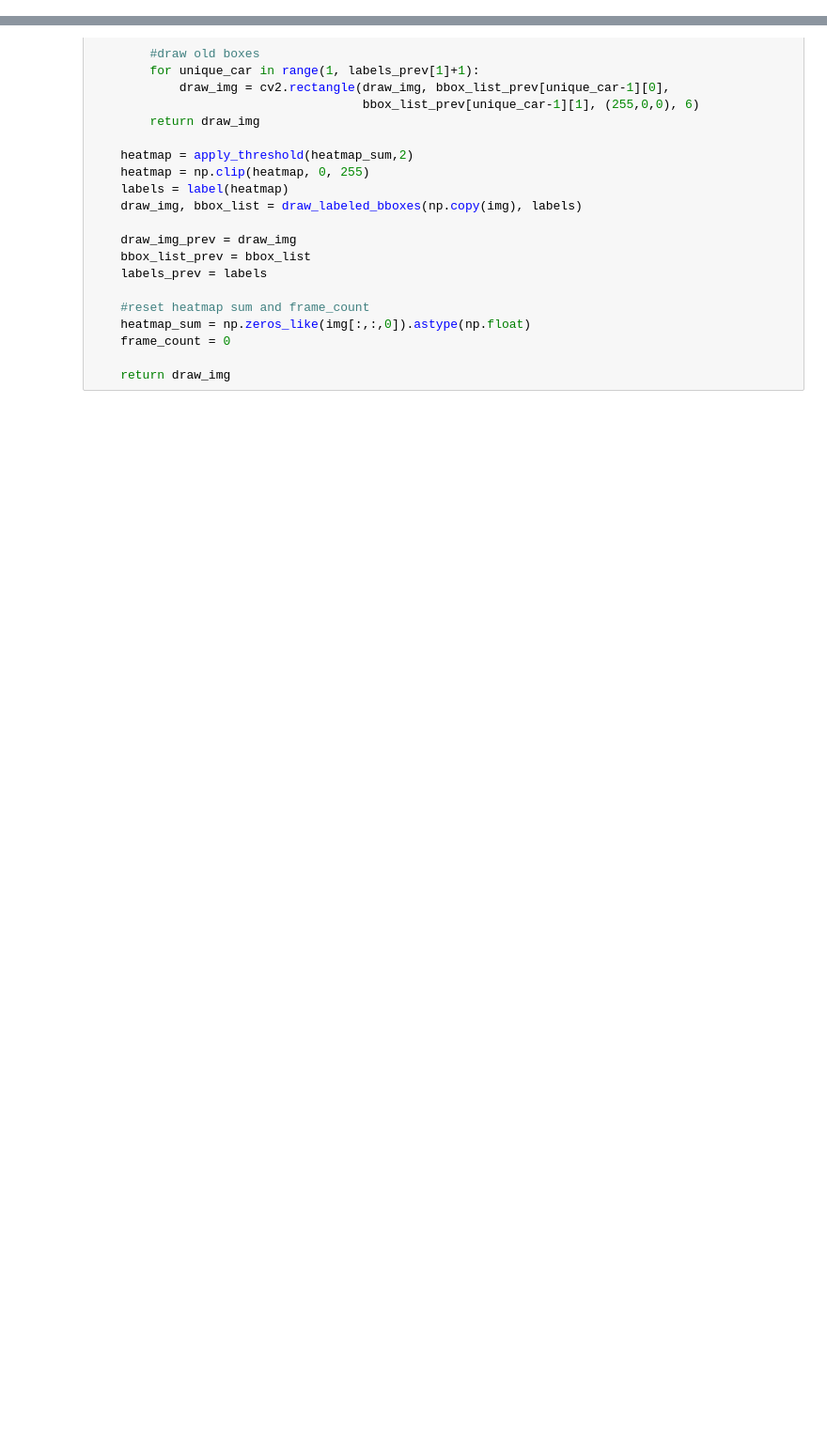
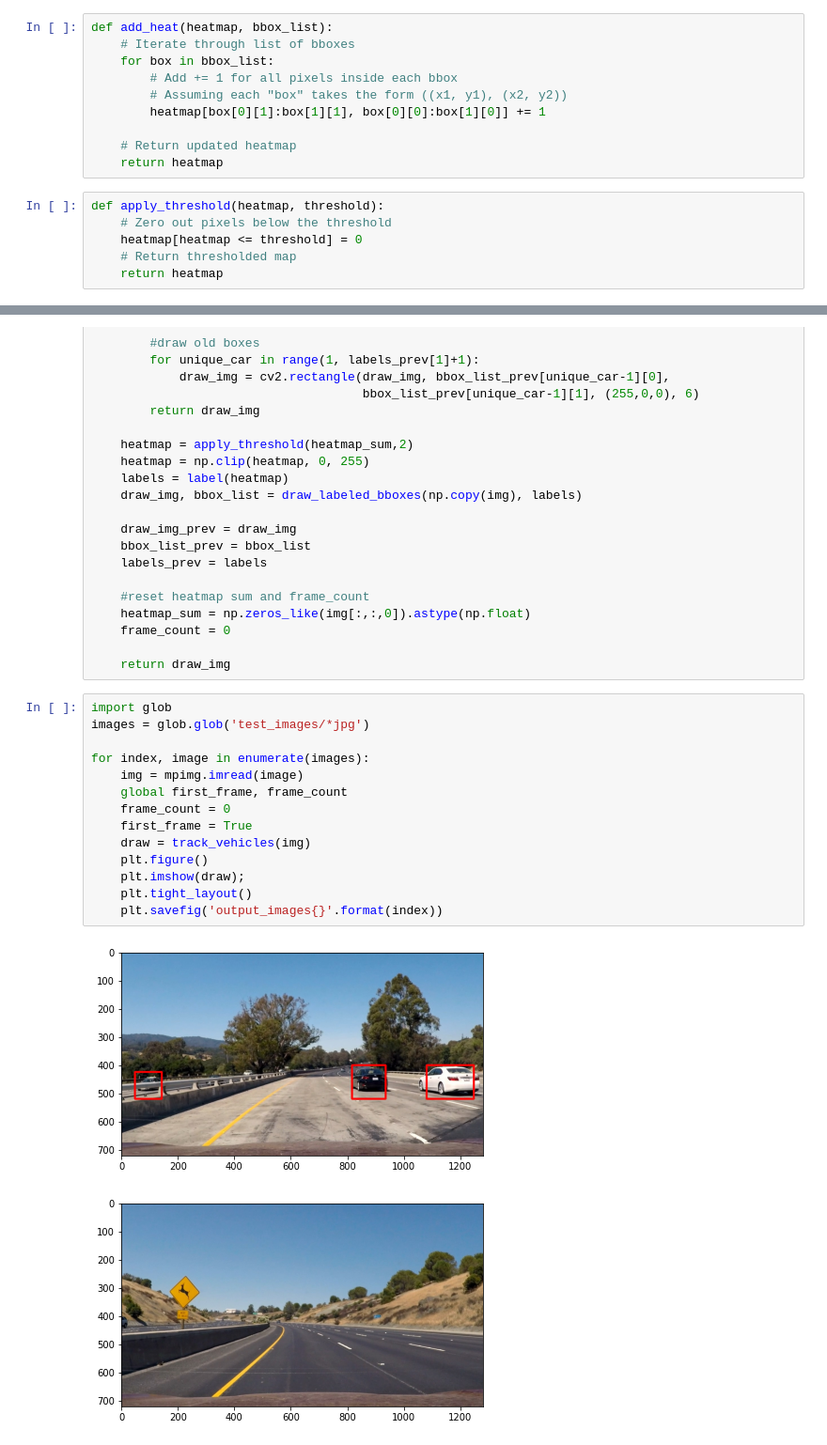
Before and after one commit to MohanadSafwat/Image-Processing-Project, a Jupyter notebook: Phase2/01 - Search & Classify.ipynb, the cells around one changed output, grey strips where cells are left out. Shown at 94% size. Saved outputs shown, nothing was run; the diff lists cells and outputs as text; blank space fills up the shorter version.

```diff
--- a/Phase2/01 - Search & Classify.ipynb
+++ b/Phase2/01 - Search & Classify.ipynb
@@ -18,6 +29,22 @@ def convert_color(img, conv='RGB2YCrCb'):
         return cv2.cvtColor(img, cv2.COLOR_BGR2YCrCb)
     if conv == 'RGB2LUV':
         return cv2.cvtColor(img, cv2.COLOR_RGB2LUV)
+# %%
+def add_heat(heatmap, bbox_list):
+    # Iterate through list of bboxes
+    for box in bbox_list:
+        # Add += 1 for all pixels inside each bbox
+        # Assuming each "box" takes the form ((x1, y1), (x2, y2))
+        heatmap[box[0][1]:box[1][1], box[0][0]:box[1][0]] += 1
+
+    # Return updated heatmap
+    return heatmap
+# %%
+def apply_threshold(heatmap, threshold):
+    # Zero out pixels below the threshold
+    heatmap[heatmap <= threshold] = 0
+    # Return thresholded map
+    return heatmap
 # %%
 def draw_labeled_bboxes(img, labels):
     box_list = []
@@ -120,3 +219,20 @@ def track_vehicles(img):
     frame_count = 0
 
     return draw_img
+# %%
+import glob
+images = glob.glob('test_images/*jpg')
+
+for index, image in enumerate(images):
+    img = mpimg.imread(image)
+    global first_frame, frame_count
+    frame_count = 0
+    first_frame = True
+    draw = track_vehicles(img)
+    plt.figure()
+    plt.imshow(draw);
+    plt.tight_layout()
+    plt.savefig('output_images{}'.format(index))
+# %% [output]
+[figure, added]
+[figure, added]
```
Also changed, not shown: parts of 6 cells of this notebook.
